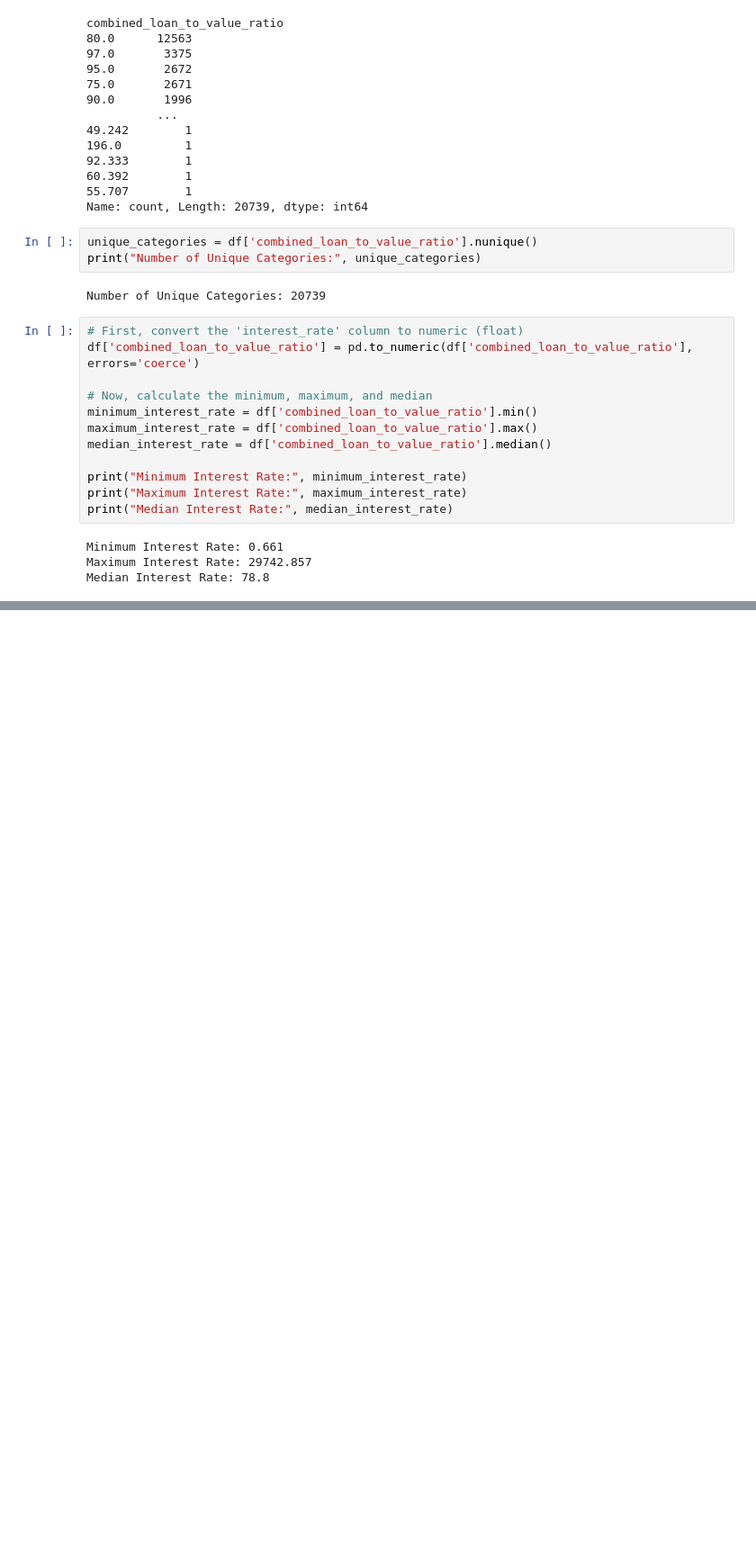
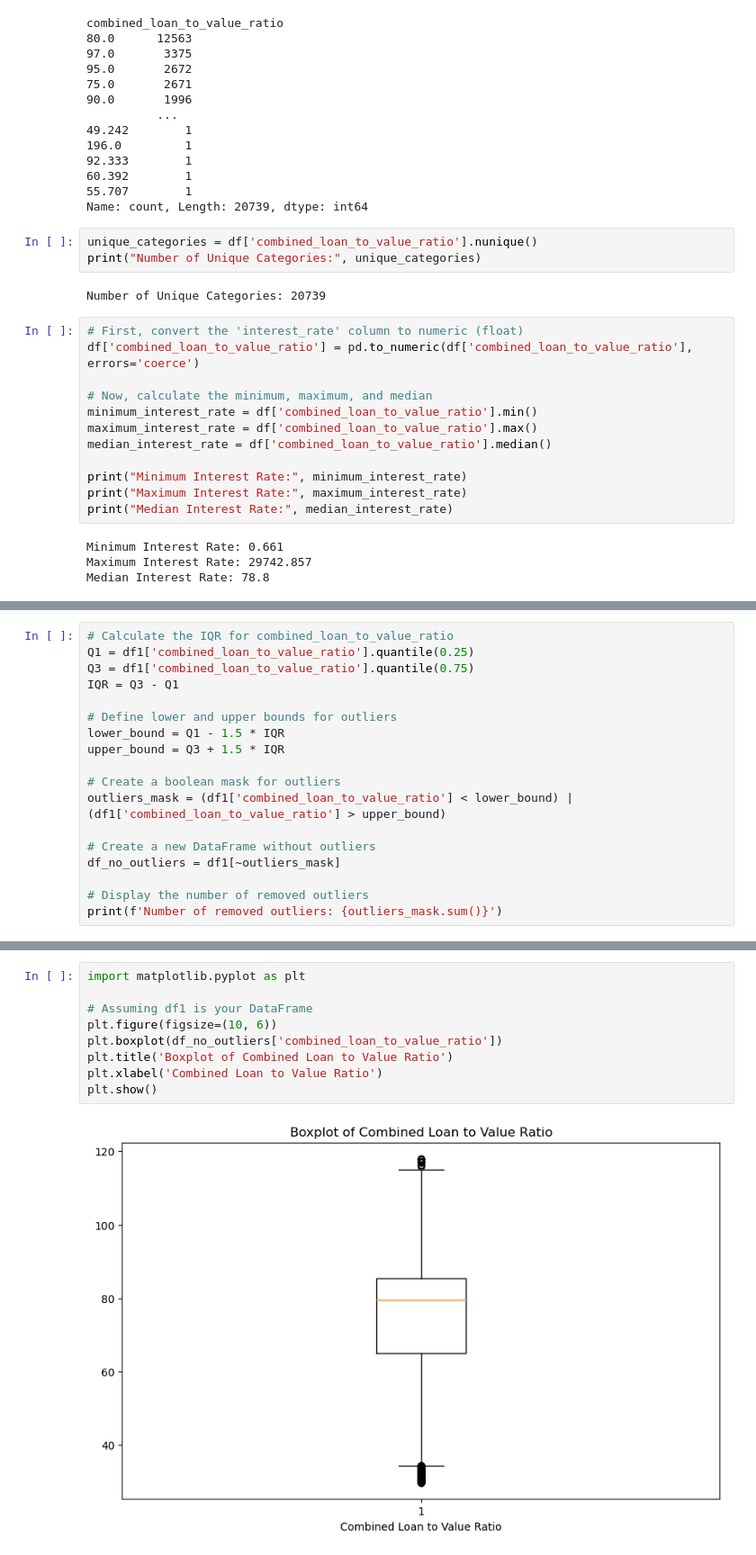
Before and after one commit to aschera/credit_risk_predictor, a Jupyter notebook: notebooks/Christinas/EDA_stepwise/6_combined_loan_to_value_ratio.ipynb, the cells around one changed output, grey strips where cells are left out. Shown: that part at 90% size. Cells and saved outputs as stored; diff of their text form; blank space fills up the shorter version.

```diff
--- a/notebooks/Christinas/EDA_stepwise/6_combined_loan_to_value_ratio.ipynb
+++ b/notebooks/Christinas/EDA_stepwise/6_combined_loan_to_value_ratio.ipynb
@@ -81,0 +151,18 @@ Median Interest Rate: 78.8
+# %%
+# Calculate the IQR for combined_loan_to_value_ratio
+Q1 = df1['combined_loan_to_value_ratio'].quantile(0.25)
+Q3 = df1['combined_loan_to_value_ratio'].quantile(0.75)
+IQR = Q3 - Q1
+
+# Define lower and upper bounds for outliers
+lower_bound = Q1 - 1.5 * IQR
+upper_bound = Q3 + 1.5 * IQR
+
+# Create a boolean mask for outliers
+outliers_mask = (df1['combined_loan_to_value_ratio'] < lower_bound) | (df1['combined_loan_to_value_ratio'] > upper_bound)
+
+# Create a new DataFrame without outliers
+df_no_outliers = df1[~outliers_mask]
+
+# Display the number of removed outliers
+print(f'Number of removed outliers: {outliers_mask.sum()}')
@@ -81,0 +206,11 @@ Median Interest Rate: 78.8
+# %%
+import matplotlib.pyplot as plt
+
+# Assuming df1 is your DataFrame
+plt.figure(figsize=(10, 6))
+plt.boxplot(df_no_outliers['combined_loan_to_value_ratio'])
+plt.title('Boxplot of Combined Loan to Value Ratio')
+plt.xlabel('Combined Loan to Value Ratio')
+plt.show()
+# %% [output]
+[figure, added]
```
Also changed, not shown: parts of 13 cells of this notebook.
